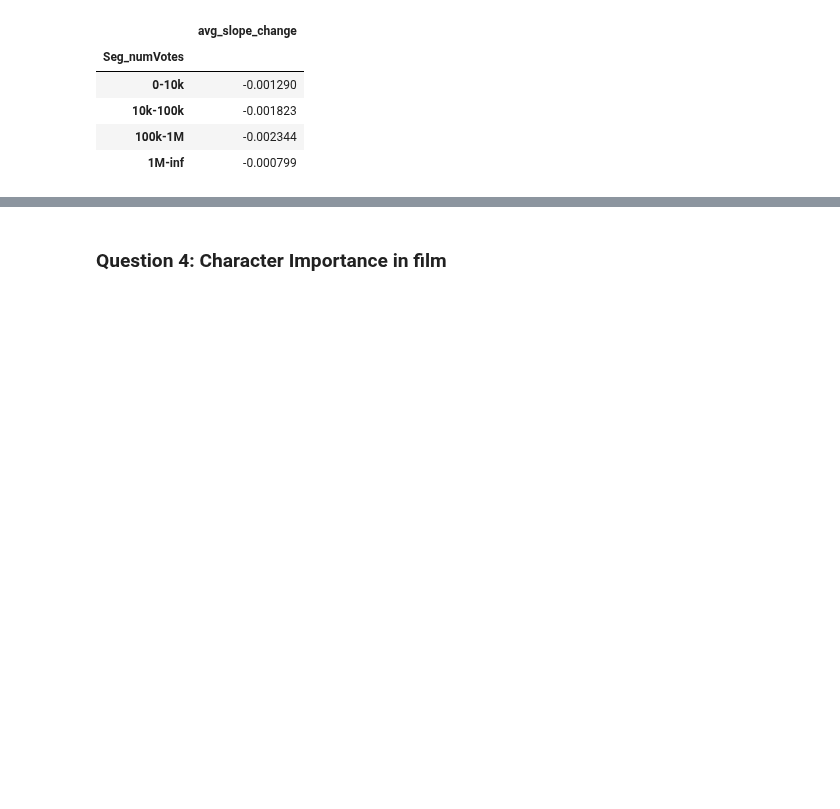
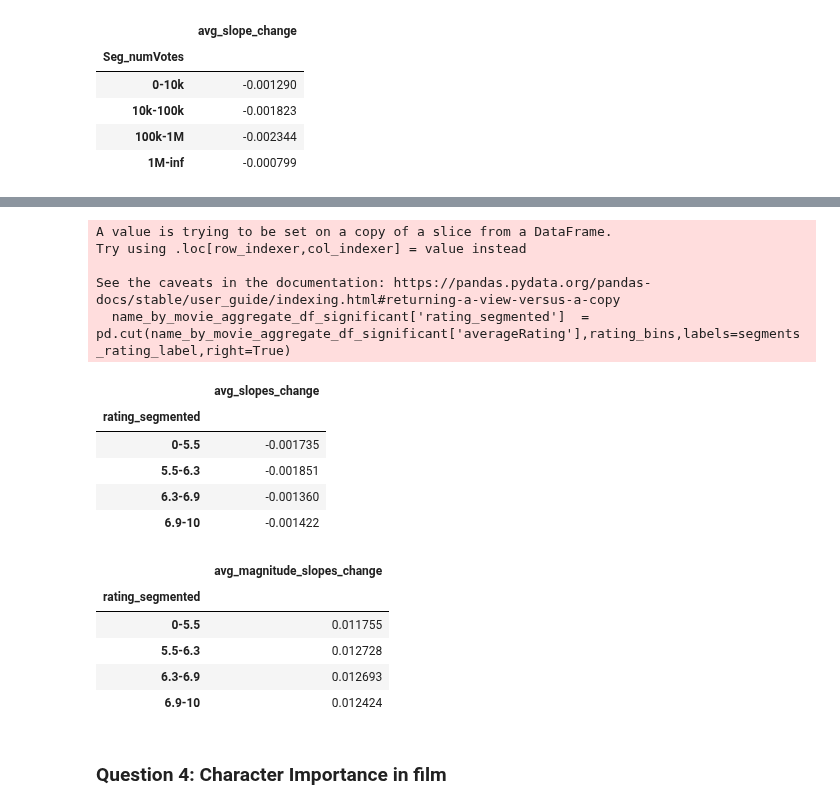
Before and after one commit to epfl-ada/ada-2023-project-abadakor, a Jupyter notebook: parallel_questions.ipynb, the cells around one changed output, grey strips where cells are left out. Saved outputs shown, nothing was run; the diff lists cells and outputs as text; code cells hidden in the pictures; blank space fills up the shorter version.

```diff
--- a/parallel_questions.ipynb
+++ b/parallel_questions.ipynb
@@ -448,3 +485,39 @@ display(results)
+# %%
+#We segment the data frame according to the rating
+#Calculate the average change of slopes for the different rating segements
+
+rating_quantiles = np.quantile(name_by_movie_aggregate_df_significant['averageRating'],[0.25,0.5,0.75])
+#display(rating_quantiles)
+
+# display((name_by_movie_aggregate_df_significant['averageRating']<= 5.5).sum()/len(name_by_movie_aggregate_df_significant))
+
+rating_bins = [0,rating_quantiles[0],rating_quantiles[1],rating_quantiles[2],10]
+segments_rating_label = ['0-5.5','5.5-6.3','6.3-6.9','6.9-10']
+name_by_movie_aggregate_df_significant['rating_segmented']  = pd.cut(name_by_movie_aggregate_df_significant['averageRating'],rating_bins,labels=segments_rating_label,right=True)
+avg_slopes_change_rating = name_by_movie_aggregate_df_significant.groupby('rating_segmented')[['slope_change']].mean()
+avg_slopes_change_rating.rename(columns = {'slope_change': 'avg_slopes_change'},inplace=True)
+display(avg_slopes_rating)
+
+avg_magnitude_slopes_change_rating = name_by_movie_aggregate_df_significant.groupby('rating_segmented')[['slope_change']].apply(lambda x : x.abs().mean())
+avg_magnitude_slopes_change_rating.rename(columns = {'slope_change':'avg_magnitude_slopes_change'})
+# %% [output]
+A value is trying to be set on a copy of a slice from a DataFrame.
+Try using .loc[row_indexer,col_indexer] = value instead
+
+See the caveats in the documentation: https://pandas.pydata.org/pandas-docs/stable/user_guide/indexing.html#returning-a-view-versus-a-copy
+  name_by_movie_aggregate_df_significant['rating_segmented']  = pd.cut(name_by_movie_aggregate_df_significant['averageRating'],rating_bins,labels=segments_rating_label,right=True)
+|  | avg_slopes_change |
+| rating_segmented |  |
+| 0-5.5 | -0.001735 |
+| 5.5-6.3 | -0.001851 |
+| 6.3-6.9 | -0.001360 |
+| 6.9-10 | -0.001422 |
+|  | avg_magnitude_slopes_change |
+| rating_segmented |  |
+| 0-5.5 | 0.011755 |
+| 5.5-6.3 | 0.012728 |
+| 6.3-6.9 | 0.012693 |
+| 6.9-10 | 0.012424 |
 # %% [markdown]
 ### Question 4: Character Importance in film
 # %%
```
Also changed, not shown: parts of 1 cell of this notebook.
